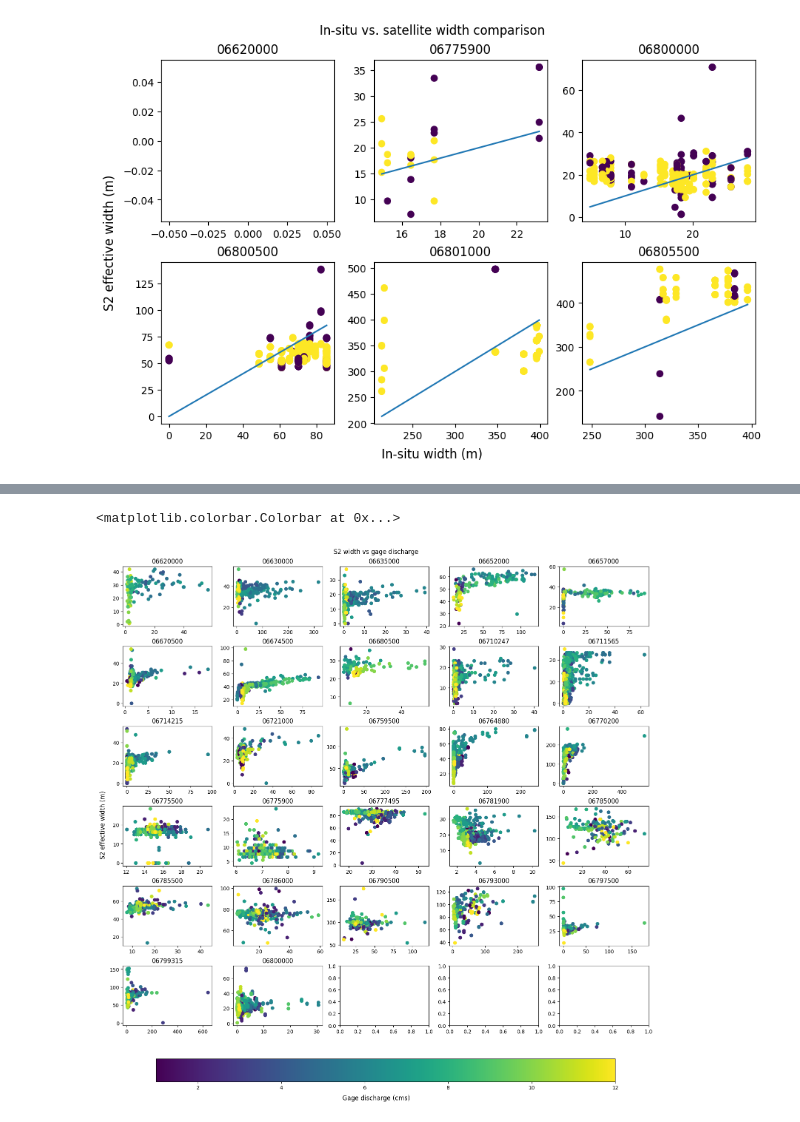
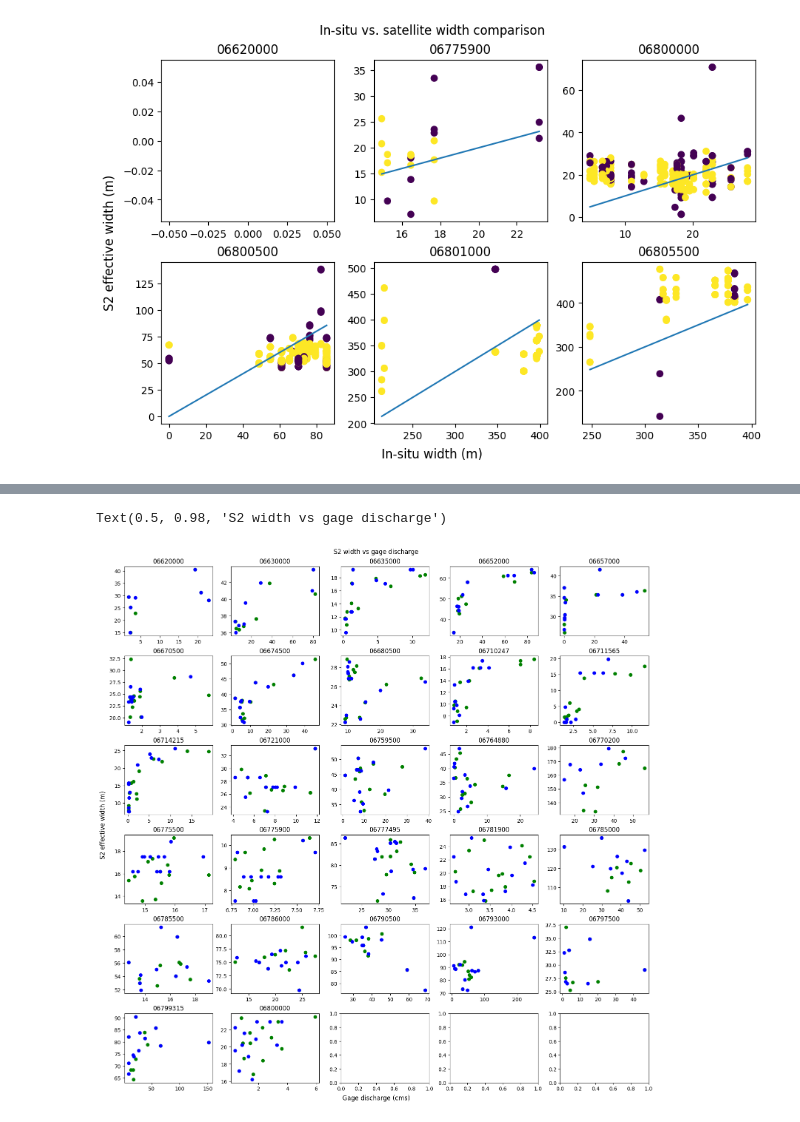
Before and after one commit to wherediddavidgo/multitemporal_RSSA, a Jupyter notebook: stac_gage_ew_analysis.ipynb, the cells around one changed output, grey strips where cells are left out. Saved outputs shown, nothing was run; the diff lists cells and outputs as text; code cells hidden in the pictures.

Commit message:
month average discharge and width?

```diff
--- a/stac_gage_ew_analysis.ipynb
+++ b/stac_gage_ew_analysis.ipynb
@@ -135,9 +135,10 @@ sites = gage_list
 
 Q = nwis.get_record(sites, service='dv', start='2018-01-01', end='2024-12-31').reset_index()
 Q['date'] = Q.datetime.dt.date
-Q = Q[['site_no', 'date', '00060_Mean']]
+Q = Q[['site_no', 'date', '00060_Mean', '00060_Mean_cd', '00065_Mean', '00065_Mean_cd']]
 Q['00060_Mean'] = Q['00060_Mean'] * (3.28 ** -3)
-Q = Q.rename(columns={'00060_Mean': 'Q_cms'})
+Q['00065_Mean'] = Q['00065_Mean'] * (3.28 ** -1)
+Q = Q.rename(columns={'00060_Mean': 'Q_cms', '00060_Mean_cd': 'Q_cd', '00065_Mean': 'd_m', '00065_Mean_cd': 'd_cd'})
 Q = Q.set_index(['site_no', 'date'])
 Q
 # %% [output]
@@ -400,6 +401,7 @@ Calculate effective width and fractions of cloud and snow
 nondup_widths['sat_width_m'] = nondup_widths.n_river * 100 / nondup_widths.riv_length
 nondup_widths['fraction_cloud'] = nondup_widths.n_cloud / nondup_widths.n_pixels
 nondup_widths['fraction_snow'] = nondup_widths.n_snow / nondup_widths.n_pixels
+nondup_widths['fraction_edgeriver'] = nondup_widths.n_edgeriver / nondup_widths.n_edge
 nondup_widths = nondup_widths.set_index(['site_no', 'date'])
 nondup_widths
 # %% [output]
@@ -550,0 +536,9 @@ dtype: datetime64[ns]
+# %%
+month_avgs = t.groupby(['site_no', 'month']).agg(
+    mean_Q = ('Q_cms', 'mean'),
+    mean_w = ('sat_width_m', 'mean'),
+    median_Q = ('Q_cms', 'median'),
+    median_w = ('sat_width_m', 'median'),
+    sd_Q = ('Q_cms', 'std'),
+    sd_w = ('sat_width_m', 'std')
+)
@@ -551,28 +562,41 @@ dtype: datetime64[ns]
 # %%
 t = alldata.loc[alldata.fraction_cloud < 0.2]
 t = t.loc[t.fraction_snow < 0.5]
+t = t.loc[t.Q_cms > 0]
+t = t.loc[(t.n_cloud - t.n_cloudriver / t.n_valid) < 0.4]
+t = t.loc[t.fraction_edgeriver < 0.3]
+t = t.loc[t.Q_cd == 'A']
+
+
+
+
+
 
 t = t.reset_index()
 t.date = pd.to_datetime(t.date)
 t['month'] = t.date.dt.month
+t['year'] = t.date.dt.year
 
 fig, axs = plt.subplots(nrows=6, ncols=5, figsize=(15, 15), constrained_layout=True)
 p = 0
-for g, df in t.groupby('site_no'):
+for g, df in month_avgs.groupby('site_no'):
 
 
     ax = axs.flatten()[p]
-
-    dat = ax.scatter(df.Q_cms, df.sat_width_m, c=df.month, vmin=1, vmax=12)
+    # df1 = df.loc[df.Q_cd == 'A']
+    # df2 = df.loc[df.Q_cd != 'A']
+    dat1 = ax.scatter(df.mean_Q, df.mean_w, c='green')
+    dat2 = ax.scatter(df.median_Q, df.median_w, c='blue')
+    # dat2 = ax.scatter(df2.Q_cms, df2.sat_width_m, c='red')
 
     ax.set_title(g)
     p += 1
 
 fig.supxlabel('Gage discharge (cms)')
 fig.supylabel('S2 effective width (m)')
 fig.suptitle('S2 width vs gage discharge')
 
-fig.colorbar(dat, ax=axs, orientation='horizontal', fraction=0.05, pad=0.05)
+# fig.colorbar(dat, ax=axs, orientation='horizontal', fraction=0.05, pad=0.05)
 # %% [output]
-<matplotlib.colorbar.Colorbar at 0x...>
+Text(0.5, 0.98, 'S2 width vs gage discharge')
-[figure, old version]
+[figure, new version]
```
Also changed, not shown: parts of 12 cells of this notebook.
